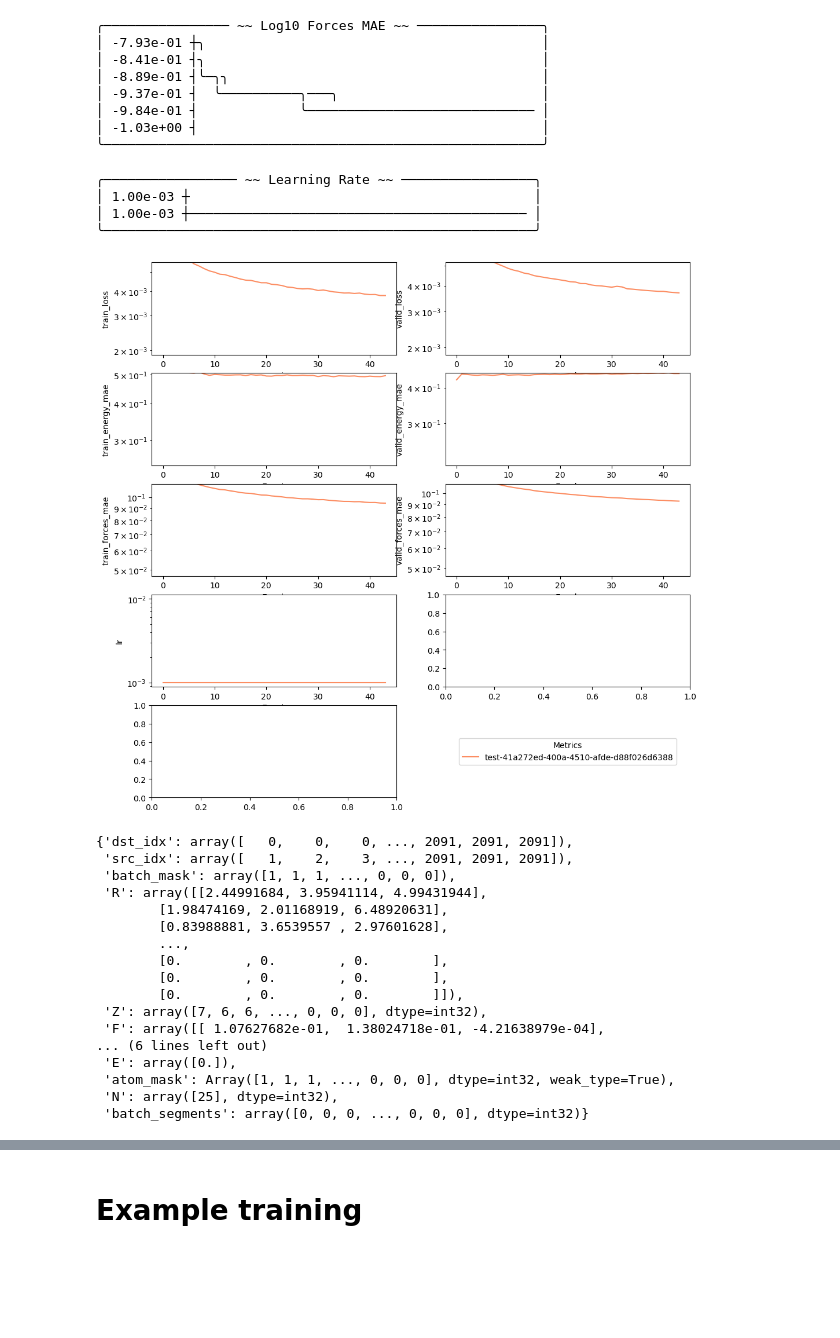
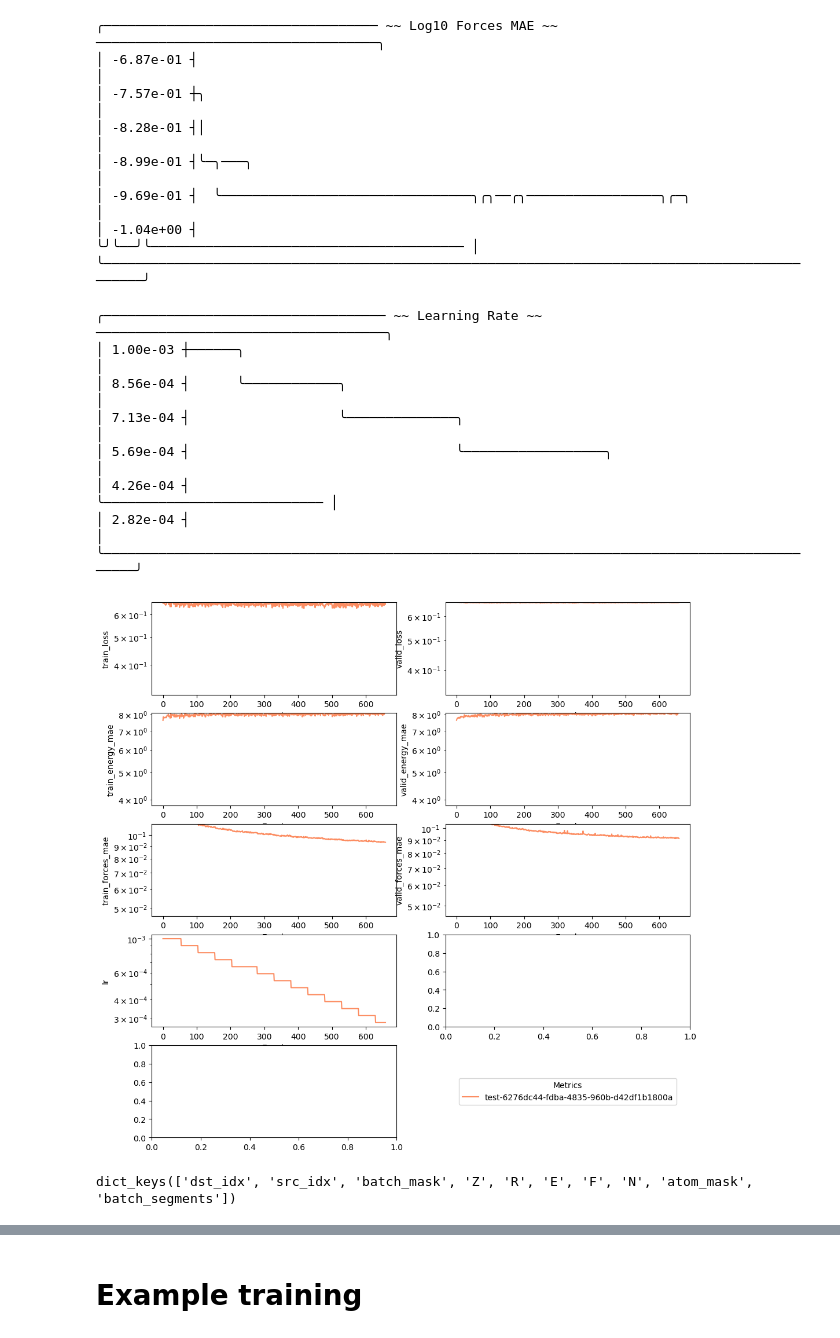
Before and after one commit to EricBoittier/JaxPycharmm, a Jupyter notebook: example_training/spice.ipynb, the cells around one changed output, grey strips where cells are left out. Drawn from its saved outputs; the diff is of its cells as text; code cells hidden in the pictures; blank space fills up the shorter version.

```diff
--- a/example_training/spice.ipynb
+++ b/example_training/spice.ipynb
@@ -145,7 +166,7 @@ import matplotlib.pyplot as plt
 from physnetjax.directories import LOGS_PATH, BASE_CKPT_DIR
 from physnetjax.logger.tensorboard_interface import process_tensorboard_logs
 
-logs_path = BASE_CKPT_DIR / "test-41a272ed-400a-4510-afde-d88f026d6388" / "tfevents"
+logs_path = BASE_CKPT_DIR / "test-6276dc44-fdba-4835-960b-d42df1b1800a" / "tfevents"
 key = logs_path.parent.name
 df = process_tensorboard_logs(logs_path)
 
@@ -201,14 +222,18 @@ shape: (44, 16)
-╭──────────────── ~~ Log10 Forces MAE ~~ ────────────────╮
-│ -7.93e-01 ┼╮                                           │
-│ -8.41e-01 ┤╮                                           │
-│ -8.89e-01 ┤╰─╮╮                                        │
-│ -9.37e-01 ┤  ╰──────────╮───╮                          │
-│ -9.84e-01 ┤             ╰───────────────────────────── │
-│ -1.03e+00 ┤                                            │
-╰────────────────────────────────────────────────────────╯
+╭─────────────────────────────────── ~~ Log10 Forces MAE ~~ ────────────────────────────────────╮
+│ -6.87e-01 ┤                                                                                   │
+│ -7.57e-01 ┼╮                                                                                  │
+│ -8.28e-01 ┤│                                                                                  │
+│ -8.99e-01 ┤╰─╮───╮                                                                            │
+│ -9.69e-01 ┤  ╰────────────────────────────────╮╭╮──╭╮─────────────────╮╭─╮                    │
+│ -1.04e+00 ┤                                   ╰╯╰──╯╰──────────────────────────────────────── │
+╰───────────────────────────────────────────────────────────────────────────────────────────────╯
-╭───────────────── ~~ Learning Rate ~~ ─────────────────╮
-│ 1.00e-03 ┼                                            │
-│ 1.00e-03 ┼─────────────────────────────────────────── │
-╰───────────────────────────────────────────────────────╯
+╭──────────────────────────────────── ~~ Learning Rate ~~ ─────────────────────────────────────╮
+│ 1.00e-03 ┼──────╮                                                                            │
+│ 8.56e-04 ┤      ╰────────────╮                                                               │
+│ 7.13e-04 ┤                   ╰──────────────╮                                                │
+│ 5.69e-04 ┤                                  ╰──────────────────╮                             │
+│ 4.26e-04 ┤                                                     ╰──────────────────────────── │
+│ 2.82e-04 ┤                                                                                   │
+╰──────────────────────────────────────────────────────────────────────────────────────────────╯
-[figure, old version]
+[figure, new version]
 # %%
@@ -230,20 +264,5 @@ valid_batches = _prepare_batches(
 # %%
-valid_batches[0]
+b = valid_batches[0]
+b.keys()
 # %% [output]
-{'dst_idx': array([   0,    0,    0, ..., 2091, 2091, 2091]),
- 'src_idx': array([   1,    2,    3, ..., 2091, 2091, 2091]),
- 'batch_mask': array([1, 1, 1, ..., 0, 0, 0]),
- 'R': array([[2.44991684, 3.95941114, 4.99431944],
-        [1.98474169, 2.01168919, 6.48920631],
-        [0.83988881, 3.6539557 , 2.97601628],
-        ...,
-        [0.        , 0.        , 0.        ],
-        [0.        , 0.        , 0.        ],
-        [0.        , 0.        , 0.        ]]),
- 'Z': array([7, 6, 6, ..., 0, 0, 0], dtype=int32),
- 'F': array([[ 1.07627682e-01,  1.38024718e-01, -4.21638979e-04],
-... (6 lines left out)
- 'E': array([0.]),
- 'atom_mask': Array([1, 1, 1, ..., 0, 0, 0], dtype=int32, weak_type=True),
- 'N': array([25], dtype=int32),
- 'batch_segments': array([0, 0, 0, ..., 0, 0, 0], dtype=int32)}
+dict_keys(['dst_idx', 'src_idx', 'batch_mask', 'Z', 'R', 'E', 'F', 'N', 'atom_mask', 'batch_segments'])
```
Also changed, not shown: parts of 16 cells of this notebook, 4 other files.
